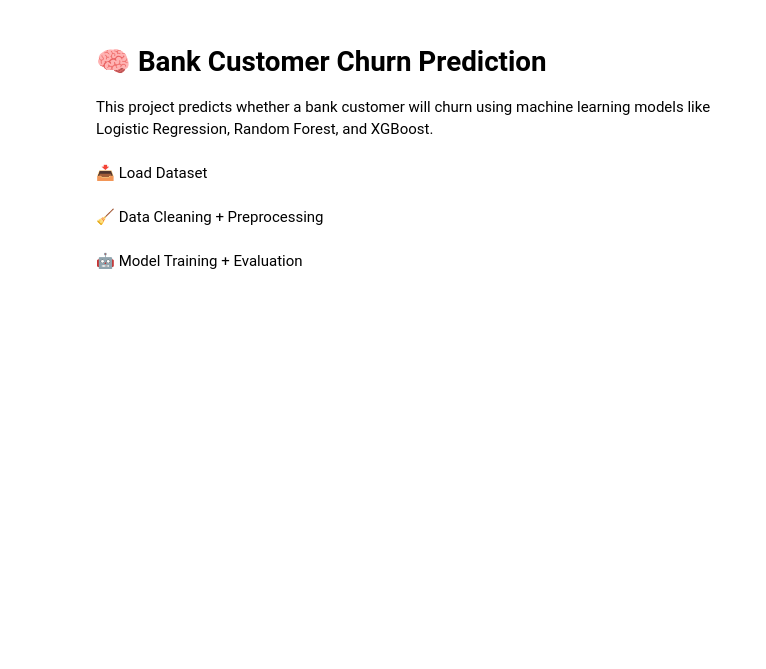
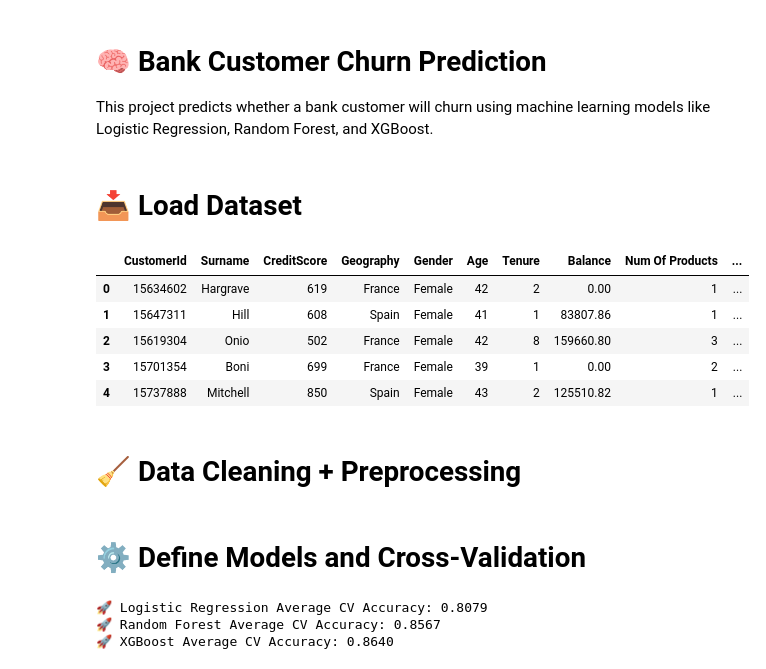
Before and after one commit to shantanud632/bank-churn-prediction, a Jupyter notebook: churn_prediction.ipynb, the cells around one changed output. Saved outputs shown, nothing was run; the diff lists cells and outputs as text; code cells hidden in the pictures; blank space fills up the shorter version.

```diff
--- a/churn_prediction.ipynb
+++ b/churn_prediction.ipynb
@@ -5,11 +5,18 @@
 
 This project predicts whether a bank customer will churn using machine learning models like Logistic Regression, Random Forest, and XGBoost.
 # %% [markdown]
-📥 Load Dataset
+# 📥 Load Dataset
 # %%
 import pandas as pd
-df = pd.read_csv("churn_modeling.csv")
+df = pd.read_csv("Bank Churn Modelling.csv")
 df.head()
+# %% [output]
+|  | CustomerId | Surname | CreditScore | Geography | Gender | Age | Tenure | Balance | Num Of Products | ... |
+| 0 | 15634602 | Hargrave | 619 | France | Female | 42 | 2 | 0.00 | 1 | ... |
+| 1 | 15647311 | Hill | 608 | Spain | Female | 41 | 1 | 83807.86 | 1 | ... |
+| 2 | 15619304 | Onio | 502 | France | Female | 42 | 8 | 159660.80 | 3 | ... |
+| 3 | 15701354 | Boni | 699 | France | Female | 39 | 1 | 0.00 | 2 | ... |
+| 4 | 15737888 | Mitchell | 850 | Spain | Female | 43 | 2 | 125510.82 | 1 | ... |
 # %% [markdown]
-🧹 Data Cleaning + Preprocessing
+# 🧹 Data Cleaning + Preprocessing
 # %%
@@ -30,23 +37,39 @@ X_train, X_test, y_train, y_test = train_test_split(X_scaled, y, test_size=0.3,
-# %% [markdown]
-🤖 Model Training + Evaluation
+# %% [markdown]
+# ⚙️ Define Models and Cross-Validation
 # %%
 from sklearn.linear_model import LogisticRegression
 from sklearn.ensemble import RandomForestClassifier
 from xgboost import XGBClassifier
-from sklearn.metrics import classification_report, confusion_matrix, accuracy_score
+from sklearn.model_selection import cross_val_score
+from sklearn.preprocessing import StandardScaler
+import numpy as np
+import matplotlib.pyplot as plt
 
+# Scaling only for Logistic Regression
+scaler = StandardScaler()
+X_scaled = scaler.fit_transform(X)
+
+# Models
 models = {
-    "Logistic Regression": LogisticRegression(max_iter=1000),
-    "Random Forest": RandomForestClassifier(n_estimators=100, random_state=42),
-    "XGBoost": XGBClassifier(n_estimators=50, use_label_encoder=False, eval_metric='logloss', random_state=42)
+    "Logistic Regression": LogisticRegression(max_iter=2000, random_state=42),
+    "Random Forest": RandomForestClassifier(n_estimators=100, max_depth=5, random_state=42),
+    "XGBoost": XGBClassifier(n_estimators=100, max_depth=5, learning_rate=0.1, eval_metric='logloss', random_state=42)
 }
 
+model_names = []
+cv_scores = []
+
+# Cross-validation
 for name, model in models.items():
-    print(f"\n🚀 Training: {name}")
-    model.fit(X_train, y_train)
-    y_pred = model.predict(X_test)
-    print(f"✅ Accuracy: {accuracy_score(y_test, y_pred):.4f}")
-    print("📊 Classification Report:")
-    print(classification_report(y_test, y_pred))
-    print("📉 Confusion Matrix:")
-    print(confusion_matrix(y_test, y_pred))
+    if name == "Logistic Regression":
+        scores = cross_val_score(model, X_scaled, y, cv=5, scoring='accuracy')
+    else:
+        scores = cross_val_score(model, X, y, cv=5, scoring='accuracy')
+    avg_score = np.mean(scores)
+    print(f"🚀 {name} Average CV Accuracy: {avg_score:.4f}")
+    model_names.append(name)
+    cv_scores.append(avg_score)
+# %% [output]
+🚀 Logistic Regression Average CV Accuracy: 0.8079
+🚀 Random Forest Average CV Accuracy: 0.8567
+🚀 XGBoost Average CV Accuracy: 0.8640
```
Also changed, not shown: parts of 13 cells of this notebook, 1 other file.
